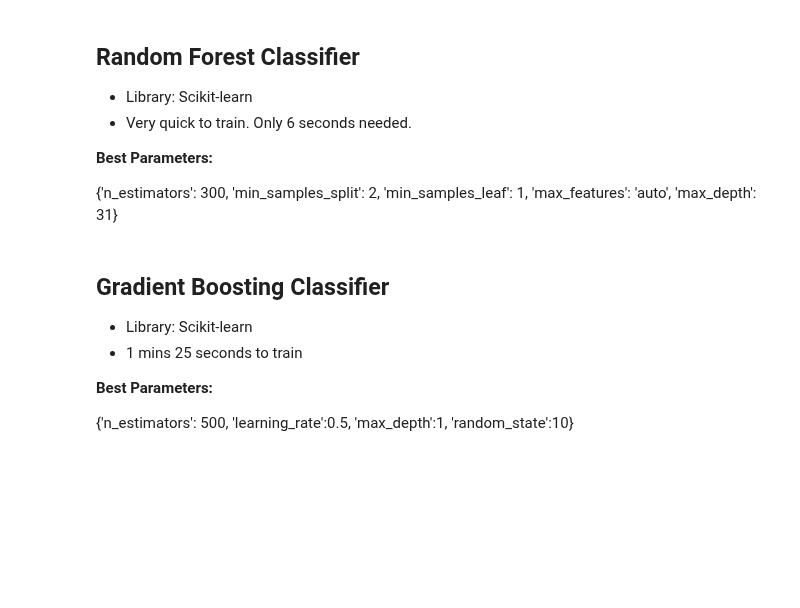
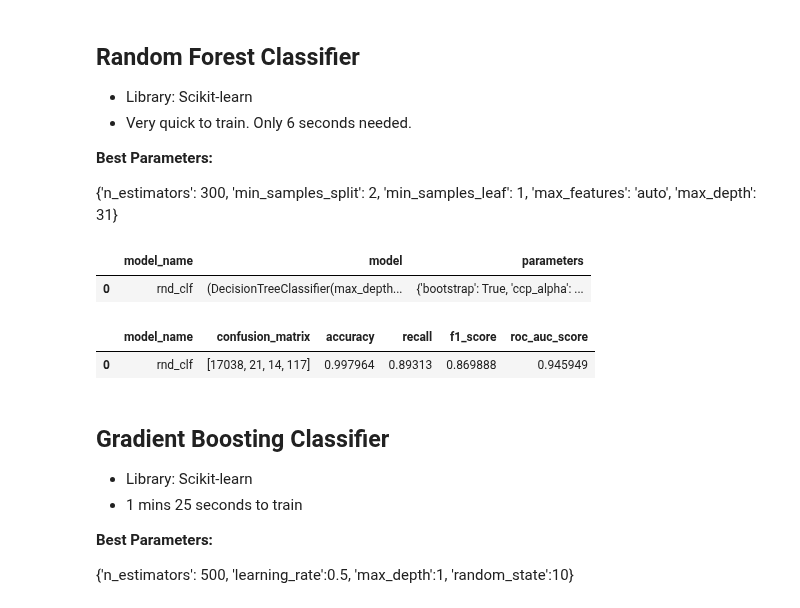
Before and after one commit to ManapatWeeramongkolkul/ForestFireML, a Jupyter notebook: ModelTesting_Pipeline.ipynb, the cells around one changed output. Saved outputs shown, nothing was run; the diff lists cells and outputs as text; code cells hidden in the pictures; blank space fills up the shorter version.

```diff
--- a/ModelTesting_Pipeline.ipynb
+++ b/ModelTesting_Pipeline.ipynb
@@ -417,6 +429,16 @@ models_test = models_test.append({'model_name': name,
                                   'f1_score': evaluation_results[3],
                                   'roc_auc_score': evaluation_results[4]},
                                  ignore_index=True)
+# %%
+display(models_final)
+# %% [output]
+|  | model_name | model | parameters |
+| 0 | rnd_clf | (DecisionTreeClassifier(max_depth... | {'bootstrap': True, 'ccp_alpha': ... |
+# %%
+display(models_test)
+# %% [output]
+|  | model_name | confusion_matrix | accuracy | recall | f1_score | roc_auc_score |
+| 0 | rnd_clf | [17038, 21, 14, 117] | 0.997964 | 0.89313 | 0.869888 | 0.945949 |
 # %%
 # Save Model
 pickle.dump(rnd_clf, open('rnd_clf.sav', 'wb'))
```
Also changed, not shown: parts of 7 cells of this notebook.
